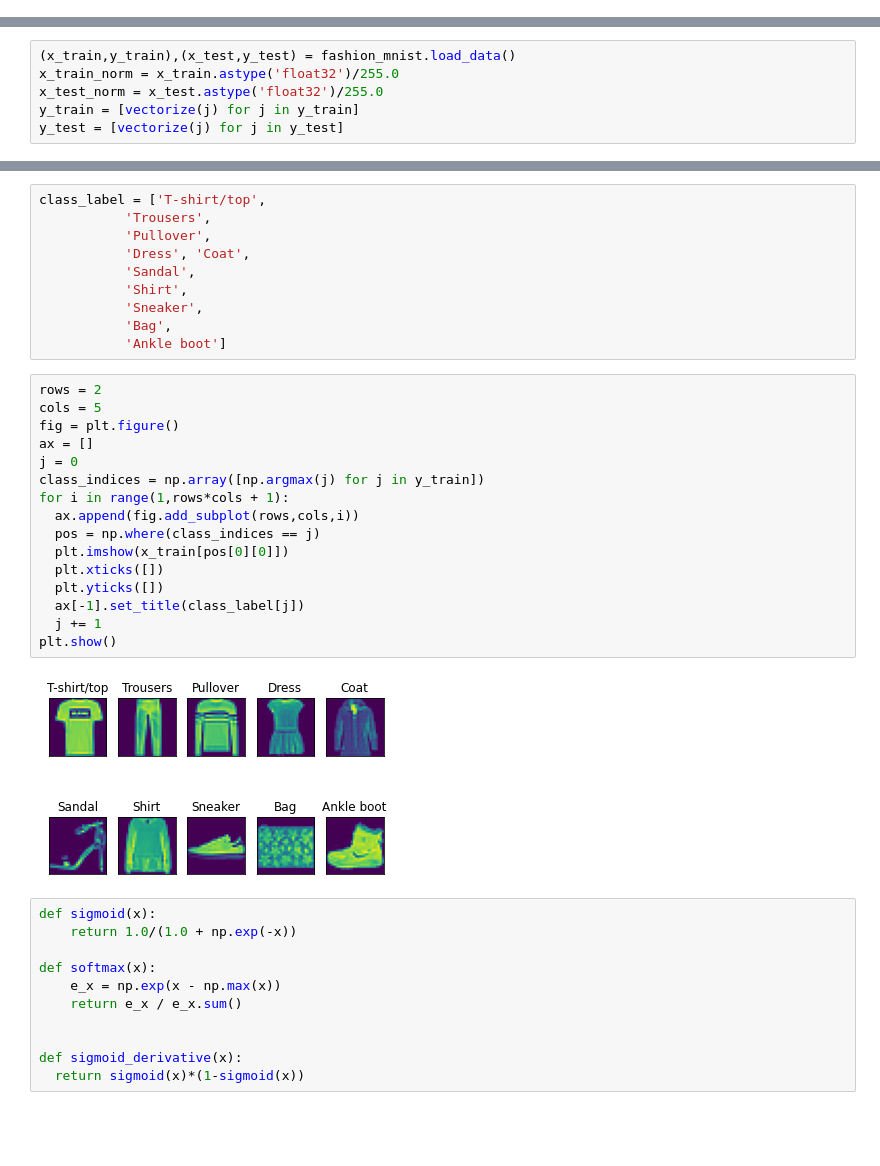
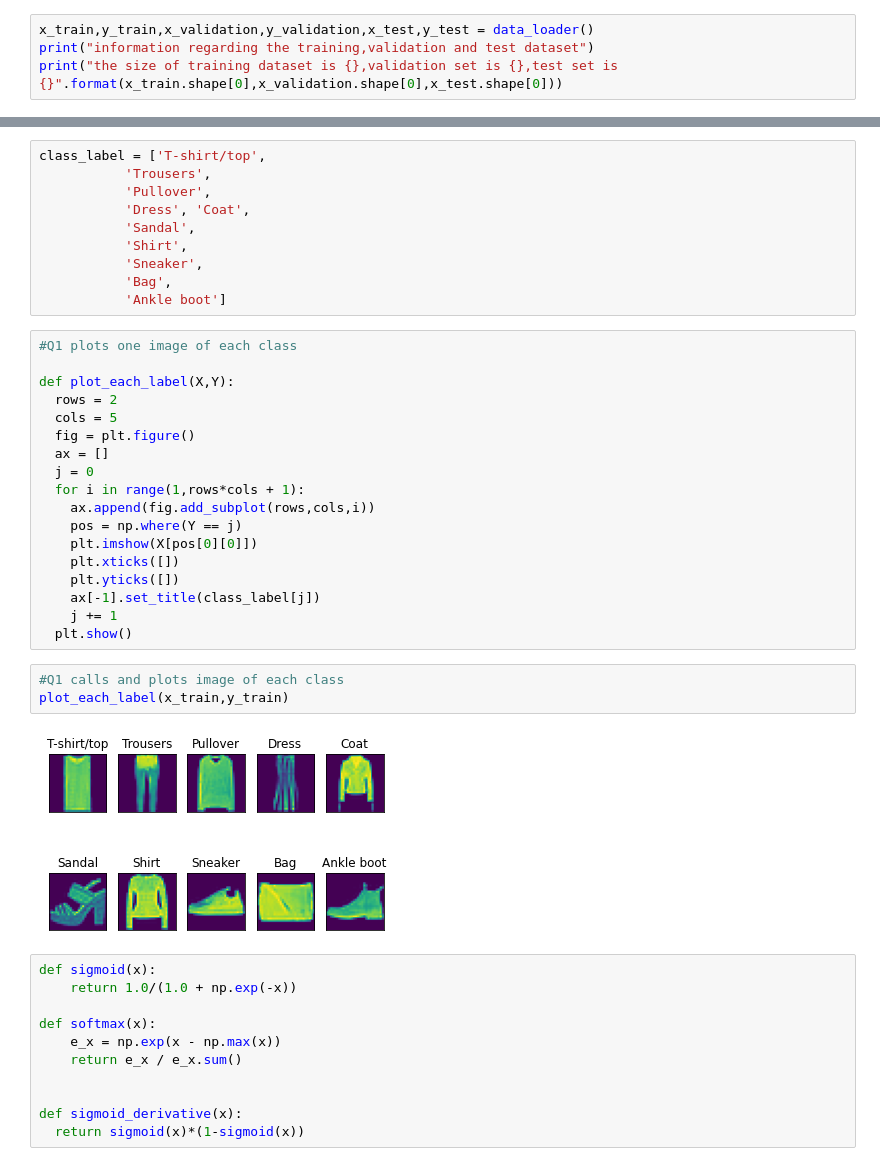
Before and after one commit to theindianwriter/cs6910_assignment1, a Jupyter notebook: DL_Assigment1.ipynb, the cells around one changed output, grey strips where cells are left out. Cells and saved outputs as stored; diff of their text form; blank space fills up the shorter version.

```diff
--- a/DL_Assigment1.ipynb
+++ b/DL_Assigment1.ipynb
@@ -9,0 +24,4 @@ from keras.datasets import fashion_mnist
+# %%
+x_train,y_train,x_validation,y_validation,x_test,y_test = data_loader()
+print("information regarding the training,validation and test dataset")
+print("the size of training dataset is {},validation set is {},test set is {}".format(x_train.shape[0],x_validation.shape[0],x_test.shape[0]))
@@ -15,6 +35,0 @@ def vectorize(j):
-# %%
-(x_train,y_train),(x_test,y_test) = fashion_mnist.load_data()
-x_train_norm = x_train.astype('float32')/255.0
-x_test_norm = x_test.astype('float32')/255.0
-y_train = [vectorize(j) for j in y_train]
-y_test = [vectorize(j) for j in y_test]
@@ -29,23 +50,28 @@ class_label = ['T-shirt/top',
            'Bag',
            'Ankle boot']
 # %%
-rows = 2
-cols = 5
-fig = plt.figure()
-ax = []
-j = 0
-class_indices = np.array([np.argmax(j) for j in y_train])
-for i in range(1,rows*cols + 1):
-  ax.append(fig.add_subplot(rows,cols,i))
-  pos = np.where(class_indices == j)
-  plt.imshow(x_train[pos[0][0]])
-  plt.xticks([])
-  plt.yticks([])
-  ax[-1].set_title(class_label[j])
-  j += 1
-plt.show()
+#Q1 plots one image of each class
+
+def plot_each_label(X,Y):
+  rows = 2
+  cols = 5
+  fig = plt.figure()
+  ax = []
+  j = 0
+  for i in range(1,rows*cols + 1):
+    ax.append(fig.add_subplot(rows,cols,i))
+    pos = np.where(Y == j)
+    plt.imshow(X[pos[0][0]])
+    plt.xticks([])
+    plt.yticks([])
+    ax[-1].set_title(class_label[j])
+    j += 1
+  plt.show()
-# %% [output]
-[figure, removed]
+# %%
+#Q1 calls and plots image of each class
+plot_each_label(x_train,y_train)
+# %% [output]
+[figure, added]
 # %%
 def sigmoid(x):
     return 1.0/(1.0 + np.exp(-x))
```
Also changed, not shown: parts of 11 cells of this notebook.
